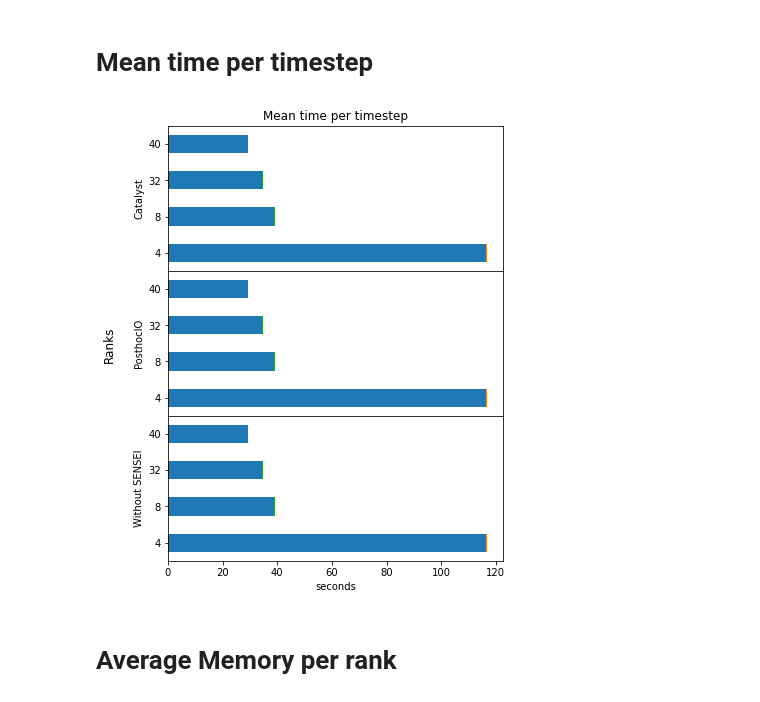
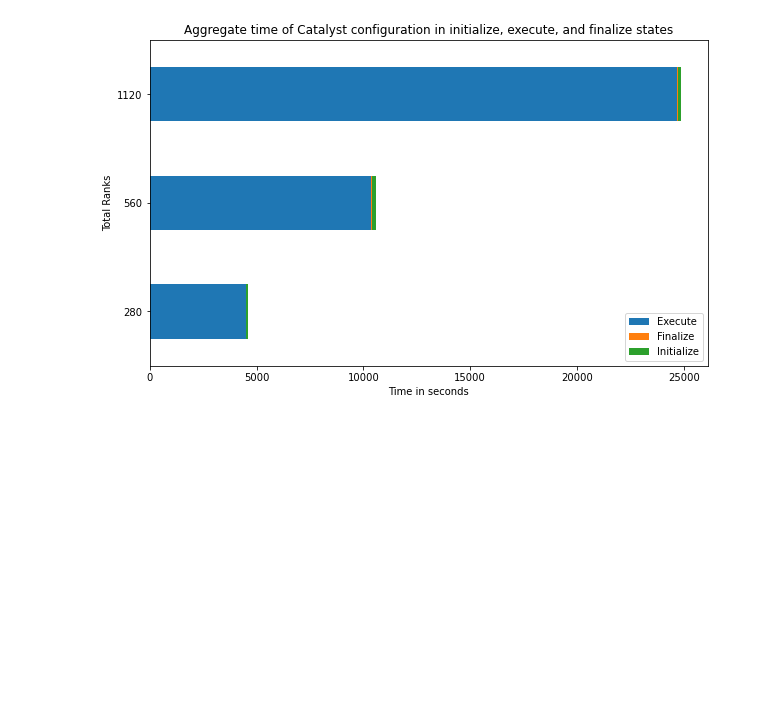
Before and after one commit to mvictoras/isav23-analysis, a Jupyter notebook: Paper Analysis.ipynb, the cells around one changed output. Cells and saved outputs as stored; diff of their text form; code cells hidden in the pictures; blank space fills up the shorter version.

```diff
--- a/Paper Analysis.ipynb
+++ b/Paper Analysis.ipynb
@@ -12,7 +12,7 @@ directory = 'data'
 dataframes = []
 
 # categories
-categories = ["catalyst", "posthocio", "no_sensei"]
+categories = ["catalyst", "checkpointing"]
 sites = ['alcf']
 
 # Iterate over each file in the directory
@@ -34,5 +34,5 @@ for site in sites:
 df = pd.concat(dataframes, ignore_index=True)
 
 # Convert 'Total Ranks' to integers
-df['total_ranks'] = result['total_ranks'].astype(int)
+df['total_ranks'] = df['total_ranks'].astype(int)
 # %%
@@ -47,55 +47,30 @@ result.head()
-# %% [markdown]
-# Mean time per timestep
 # %%
-# Group the data by 'name' and 'rank' and calculate the mean 'delta' values for the desired columns
-grouped_data = df[result['name'].str.contains('CatalystAnalysisAdaptor::Execute|CatalystAnalysisAdaptor::Initialize|CatalystAnalysisAdaptor::Finalize')]
-grouped_data = grouped_data.groupby(['name', 'total_ranks', 'category', 'site'])['delta'].mean().reset_index()
+grouped_data = df[df['name'].str.contains('CatalystAnalysisAdaptor::Execute|CatalystAnalysisAdaptor::Initialize|CatalystAnalysisAdaptor::Finalize')]
+grouped_data = grouped_data.groupby(['name', 'total_ranks', 'category', 'site'])['delta'].sum().reset_index()
 
 def plot_mean_time_per_timestep(df):
     catalyst = df[df['category'] == 'catalyst']
-    posthocio = df[df['category'] == 'posthocio']
-    no_sensei = df[df['category'] == 'no_sensei']
 
     # Pivot the data to have 'rank' as columns and 'name' as index
     catalyst = catalyst.pivot(index='total_ranks', columns='name', values='delta')
-    posthocio = posthocio.pivot(index='total_ranks', columns='name', values='delta')
-    no_sensei = no_sensei.pivot(index='total_ranks', columns='name', values='delta')
 
     # Sort the index in ascending order
     catalyst.sort_index(ascending=True, inplace=True)
-    posthocio.sort_index(ascending=True, inplace=True)
-    no_sensei.sort_index(ascending=True, inplace=True)
 
-    fig, axs = plt.subplots(3, figsize=(6,8), sharex=True)
-
-    # Plot the stacked bar graph with axes flipped
-    catalyst.plot(ax=axs[0], kind='barh', stacked=True)
-    posthocio.plot(ax=axs[1], kind='barh', stacked=True)
-    no_sensei.plot(ax=axs[2], kind='barh', stacked=True)
-
-    # Bring subplots close to each other.
-    fig.subplots_adjust(hspace=0)
-    fig.suptitle('Total Ranks', rotation="vertical", x = -0.01, y=0.5, va="center", ha="center")
-
-    for ax in axs:
-        ax.yaxis.set_label_position('left')
-        ax.get_legend().remove()
-        ax.label_outer()
+    ax = catalyst.plot(kind='barh', stacked=True, figsize=(10,6))
 
     # Set the title and labels
-    axs[0].set_title('Mean time per timestep')
-    axs[0].set_ylabel("Catalyst")
-    axs[1].set_ylabel("PosthocIO")
-    axs[2].set_ylabel("Without SENSEI")
+    ax.set_title('Aggregate time of Catalyst configuration in initialize, execute, and finalize states')
+    ax.set_ylabel("Total Ranks")
+    ax.legend(loc="lower right")
+    ax.legend(['Execute', 'Finalize', 'Initialize'])
 
-    axs[2].set_xlabel("seconds")
+    ax.set_xlabel("Time in seconds")
 
     # Show the plot
     plt.show()
 
 plot_mean_time_per_timestep(grouped_data[grouped_data['site'] == 'alcf'])
 #plot_mean_time_per_timestep(grouped_data[grouped_data['site'] == 'julich'])
 # %% [output]
-[figure, old version]
+[figure, new version]
-# %% [markdown]
-# Average Memory per rank
```
Also changed, not shown: parts of 14 cells of this notebook, 53 other files.
